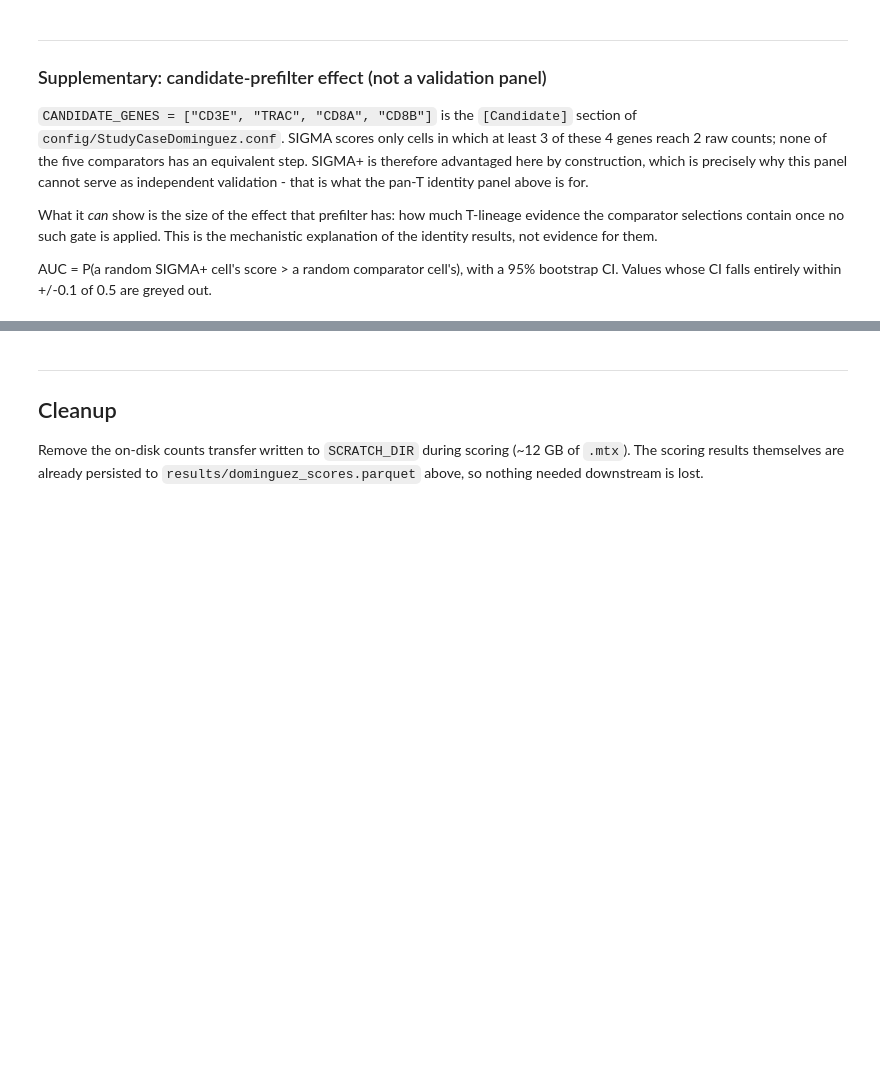
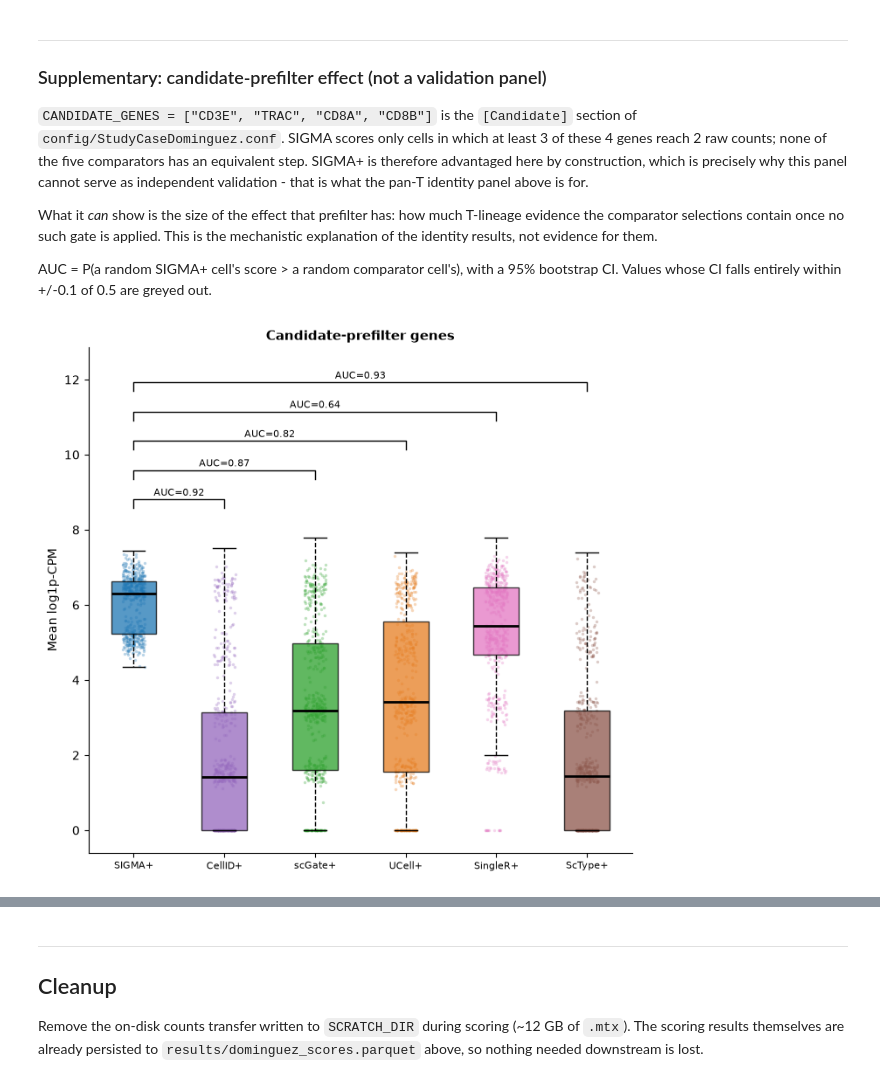
Before and after one commit to Guitout31415/SIGMA, a Jupyter notebook: notebooks/sigma_dominguez_comparison.ipynb, the cells around one changed output, grey strips where cells are left out. Drawn from its saved outputs; the diff is of its cells as text; code cells hidden in the pictures; blank space fills up the shorter version.

```diff
--- a/notebooks/sigma_dominguez_comparison.ipynb
+++ b/notebooks/sigma_dominguez_comparison.ipynb
@@ -1653,17 +1629,15 @@ out.
 # %%
 values_cand = [mean_panel(adata_norm, m.values, CANDIDATE_GENES) for m in panel_masks]
 
 fig, ax = plt.subplots(figsize=(7, 6.5))
 boxplot_multi_vs_ref(ax, values_cand, panel_labels, panel_colors,
-                      "Candidate-prefilter genes (not independent validation)",
+                      "Candidate-prefilter genes",
                       np.random.default_rng(SEED), n_sample=500)
 ax.set_ylabel("Mean log1p-CPM", fontsize=10)
-
-fig.suptitle("Candidate-prefilter effect - SIGMA scores only cells with >= 3 of these\n"
-             "4 genes detected; no comparator has such a step (effect size vs SIGMA+)",
-             fontsize=11, fontweight="bold", y=1.04)
 plt.tight_layout()
 # plt.savefig("figures/FIG-candidate-prefilter.pdf", bbox_inches="tight", dpi=500)
 plt.show()
+# %% [output]
+[figure, added]
 # %% [markdown]
 ---
```
Also changed, not shown: parts of 12 cells of this notebook, 4 other files.
